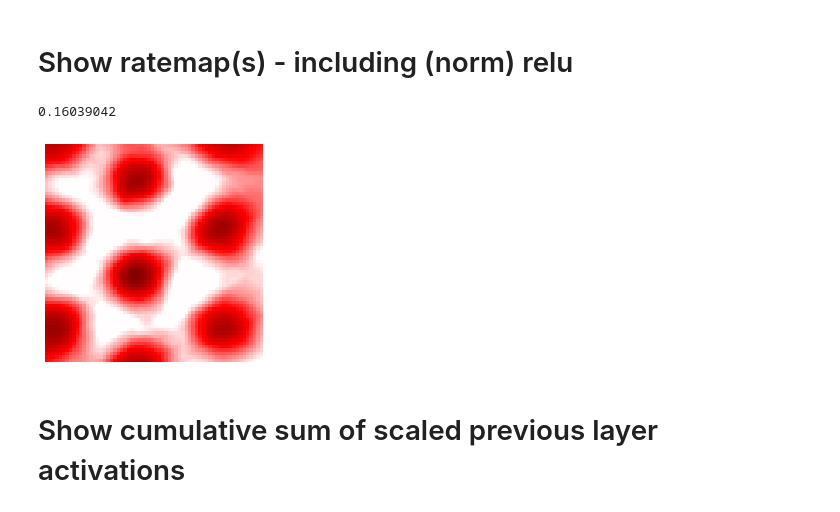
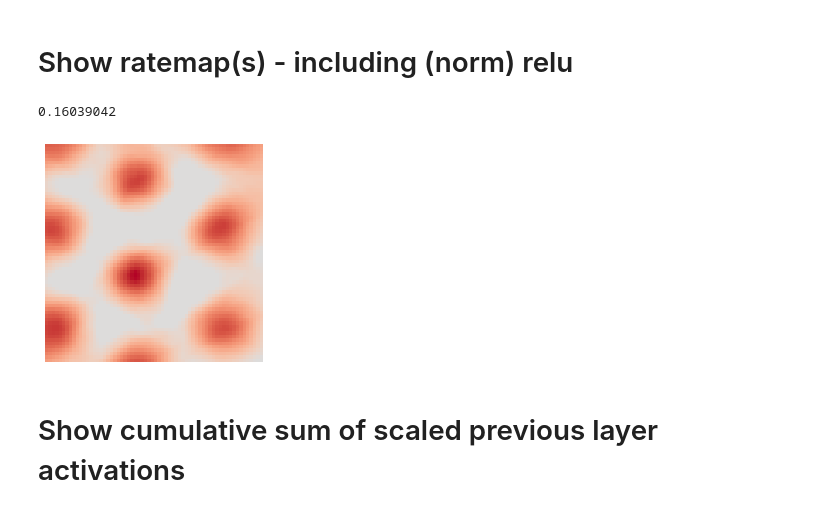
Before and after one commit to bioAI-Oslo/GridsWithoutPI, a Jupyter notebook: rnn-pattern-formation.ipynb, the cells around one changed output. Saved outputs shown, nothing was run; the diff lists cells and outputs as text; code cells hidden in the pictures.

```diff
--- a/rnn-pattern-formation.ipynb
+++ b/rnn-pattern-formation.ipynb
@@ -61,21 +58,21 @@ multiimshow(weighted_ratemaps[sort_idxs], figsize=(10,10), cmap='seismic', vmin=
 # %%
 # choose layer ( rg[:2], rg[:4], lambda r: model.norm_relu(model.rg[:6](r)) )
 output_unit = 2
 f = lambda r: model.norm_relu(model.rg[:6](r)) # ----> CHANGE THIS TO VISUALIZE DIFFERENT LAYERS <----
 
 fig, ax = plt.subplots(figsize=(4,4))
 ratemaps = ratemaps_fn(f, mesh, device)
 # set output color range
 vmin = np.min(ratemaps[output_unit])
 vmax = np.max(ratemaps[output_unit])
 vrange = max(abs(vmin), abs(vmax))
-im = ax.imshow(ratemaps[output_unit], cmap='seismic', vmin=-vrange, vmax=vrange)
+im = ax.imshow(ratemaps[output_unit], cmap='coolwarm', vmin=-vrange, vmax=vrange)
 ax.axis('off')
 #fig.colorbar(im)
 print(vrange)
 # %% [output]
 0.16039042
-[figure, old version]
+[figure, new version]
 # %% [markdown]
 # Show cumulative sum of scaled previous layer activations
 # %%
```
Also changed, not shown: parts of 4 cells of this notebook, 2 other files.
